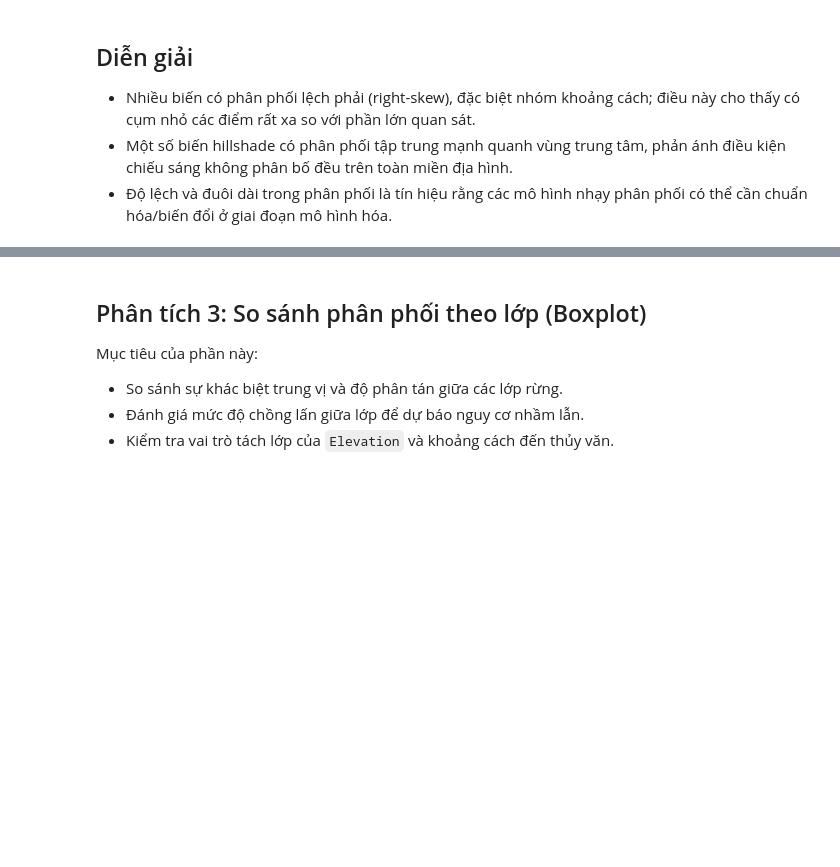
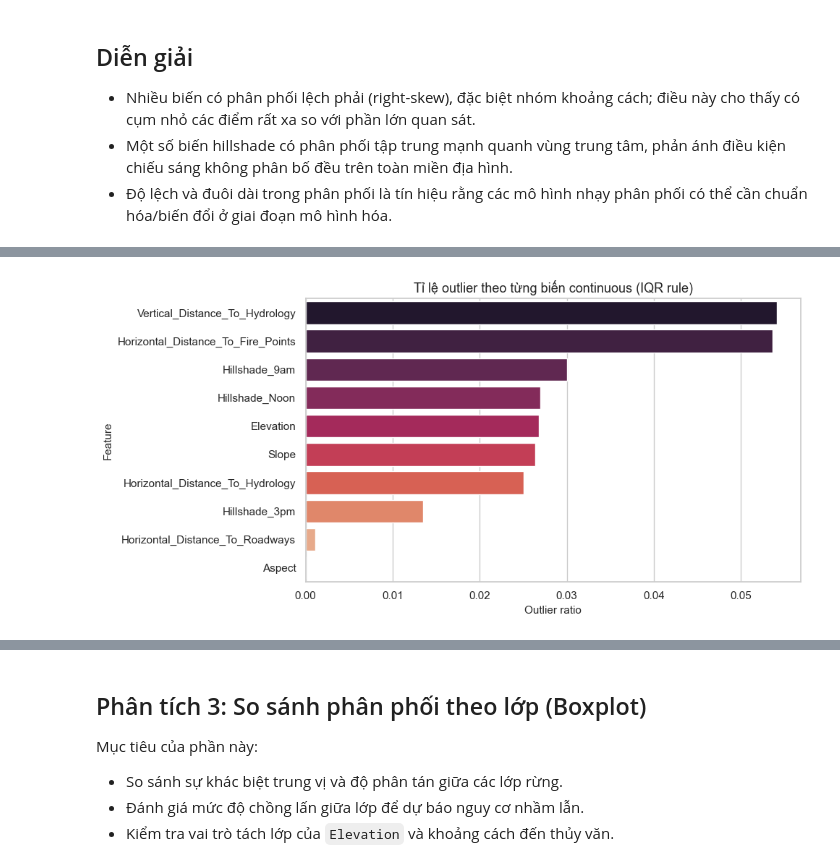
Before and after one commit to nh-atuan/supervised-learning-project, a Jupyter notebook: code/Part2_Classification/data/eda.ipynb, the cells around one changed output, grey strips where cells are left out. Saved outputs shown, nothing was run; the diff lists cells and outputs as text; code cells hidden in the pictures; blank space fills up the shorter version.

```diff
--- a/code/Part2_Classification/data/eda.ipynb
+++ b/code/Part2_Classification/data/eda.ipynb
@@ -179,0 +233,46 @@ plt.show()
+# %%
+# Phân tích 2B - Outlier detection bằng IQR
+outlier_rows = []
+
+for col in continuous_cols:
+    q1 = df[col].quantile(0.25)
+    q3 = df[col].quantile(0.75)
+    iqr = q3 - q1
+    lower = q1 - 1.5 * iqr
+    upper = q3 + 1.5 * iqr
+
+    mask = (df[col] < lower) | (df[col] > upper)
+    outlier_count = int(mask.sum())
+    outlier_ratio = outlier_count / len(df)
+
+    outlier_rows.append(
+        {
+            "feature": col,
+            "Q1": q1,
+            "Q3": q3,
+            "IQR": iqr,
+            "lower_bound": lower,
+            "upper_bound": upper,
+            "outlier_count": outlier_count,
+            "outlier_ratio": outlier_ratio,
+        }
+    )
+
+outlier_df = pd.DataFrame(outlier_rows).sort_values("outlier_ratio", ascending=False)
+display(outlier_df.round(4))
+
+plt.figure(figsize=(10, 5))
+sns.barplot(
+    data=outlier_df,
+    x="outlier_ratio",
+    y="feature",
+    hue="feature",
+    palette="rocket",
+    legend=False,
+)
+plt.title("Tỉ lệ outlier theo từng biến continuous (IQR rule)")
+plt.xlabel("Outlier ratio")
+plt.ylabel("Feature")
+plt.tight_layout()
+plt.show()
+# %% [output]
@@ -179,0 +290 @@ plt.show()
+[figure, added]
```
Also changed, not shown: parts of 10 cells of this notebook, 1 other file.
